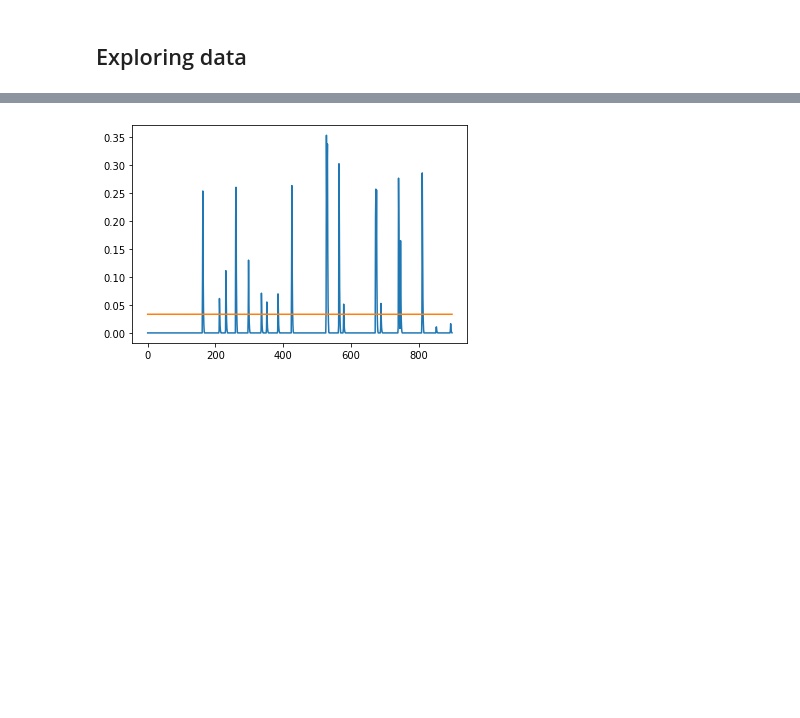
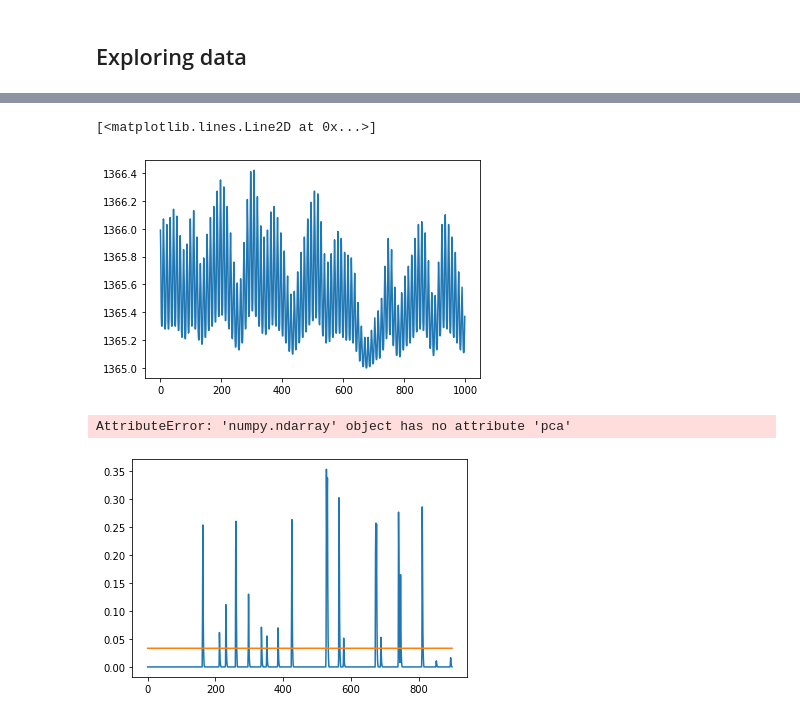
Before and after one commit to HIDA-Datathon/Team-DROP-TABLE-Teams---, a Jupyter notebook: Untitled.ipynb, the cells around one changed output, grey strips where cells are left out. Drawn from its saved outputs; the diff is of its cells as text; code cells hidden in the pictures; blank space fills up the shorter version.

```diff
--- a/Untitled.ipynb
+++ b/Untitled.ipynb
@@ -41,0 +42,5 @@ dm_output.perform_pca()
+# %%
+plt.plot(solar_forcing_np[:])
+# %% [output]
+[<matplotlib.lines.Line2D at 0x...>]
+[figure, added]
@@ -42,3 +117,7 @@ dm_output.perform_pca()
+# %%
+data.pca.components_.shape
+# %% [output]
+AttributeError: 'numpy.ndarray' object has no attribute 'pca'
 # %%
 for i in range(4):
     plt.plot(volc_activity_np[:900])
```
Also changed, not shown: parts of 21 cells of this notebook, 8 other files.
